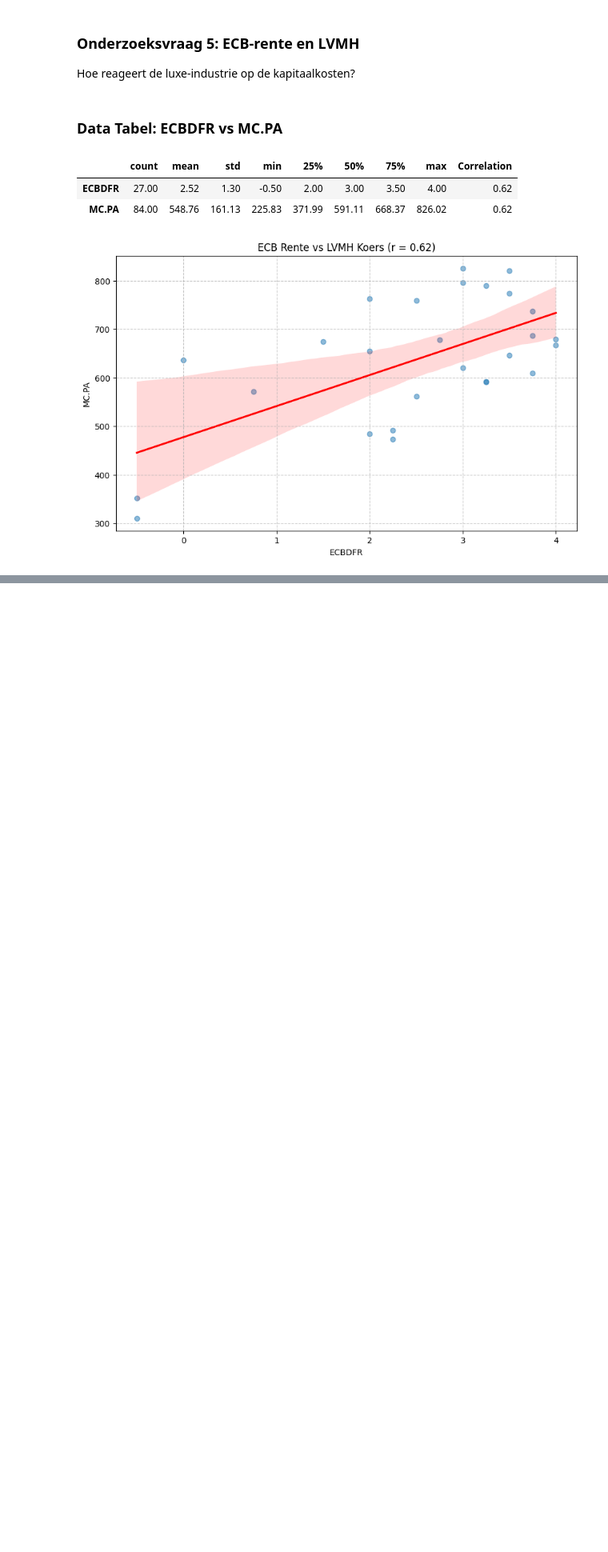
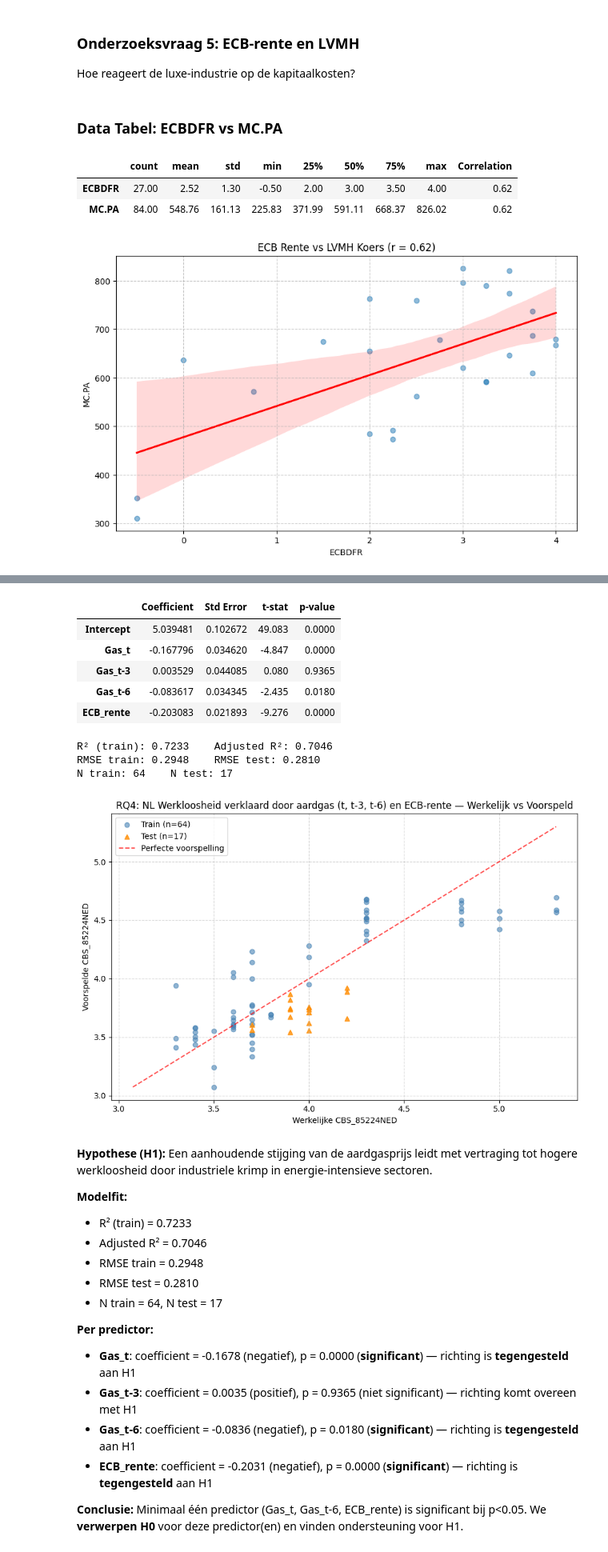
Before and after one commit to Pablo-Atanes/Minor-bigdata, a Jupyter notebook: b2_colab_board_pablo_jasper.ipynb, the cells around one changed output, grey strips where cells are left out. Shown at 80% size. Cells and saved outputs as stored; diff of their text form; code cells hidden in the pictures; blank space fills up the shorter version.

```diff
--- a/b2_colab_board_pablo_jasper.ipynb
+++ b/b2_colab_board_pablo_jasper.ipynb
@@ -495,0 +741,21 @@ show_scatter_plot('macro', 'ECBDFR', 'financial', 'MC.PA', title="ECB Rente vs L
+# %%
+show_regression_analysis(
+    rq_number=4,
+    title="NL Werkloosheid verklaard door aardgas (t, t-3, t-6) en ECB-rente",
+    hypothesis_h1="Een aanhoudende stijging van de aardgasprijs leidt met vertraging tot hogere werkloosheid door industriele krimp in energie-intensieve sectoren.",
+    y_col='CBS_85224NED',
+    y_as_return=False,
+    x_specs=[
+        ('NG_F', 'level', 'Gas_t'),
+        ('NG_F', ('lag', 3), 'Gas_t-3'),
+        ('NG_F', ('lag', 6), 'Gas_t-6'),
+        ('ECBDFR', 'level', 'ECB_rente'),
+    ],
+    expected_signs={
+        'Gas_t': '+',
+        'Gas_t-3': '+',
+        'Gas_t-6': '+',
+        'ECB_rente': '+',
+    },
+)
+# %% [output]
@@ -495,0 +766,26 @@ show_scatter_plot('macro', 'ECBDFR', 'financial', 'MC.PA', title="ECB Rente vs L
+|  | Coefficient | Std Error | t-stat | p-value |
+| Intercept | 5.039481 | 0.102672 | 49.083 | 0.0000 |
+| Gas_t | -0.167796 | 0.034620 | -4.847 | 0.0000 |
+| Gas_t-3 | 0.003529 | 0.044085 | 0.080 | 0.9365 |
+| Gas_t-6 | -0.083617 | 0.034345 | -2.435 | 0.0180 |
+| ECB_rente | -0.203083 | 0.021893 | -9.276 | 0.0000 |
+R² (train): 0.7233    Adjusted R²: 0.7046
+RMSE train: 0.2948    RMSE test: 0.2810
+N train: 64    N test: 17
+[figure, added]
+**Hypothese (H1):** Een aanhoudende stijging van de aardgasprijs leidt met vertraging tot hogere werkloosheid door industriele krimp in energie-intensieve sectoren.
+
+**Modelfit:**
+- R² (train) = 0.7233
+- Adjusted R² = 0.7046
+- RMSE train = 0.2948
+- RMSE test = 0.2810
+- N train = 64, N test = 17
+
+**Per predictor:**
+- **Gas_t**: coefficient = -0.1678 (negatief), p = 0.0000 (**significant**) — richting is **tegengesteld** aan H1
+- **Gas_t-3**: coefficient = 0.0035 (positief), p = 0.9365 (niet significant) — richting komt overeen met H1
+- **Gas_t-6**: coefficient = -0.0836 (negatief), p = 0.0180 (**significant**) — richting is **tegengesteld** aan H1
+- **ECB_rente**: coefficient = -0.2031 (negatief), p = 0.0000 (**significant**) — richting is **tegengesteld** aan H1
+
+**Conclusie:** Minimaal één predictor (Gas_t, Gas_t-6, ECB_rente) is significant bij p<0.05. We **verwerpen H0** voor deze predictor(en) en vinden ondersteuning voor H1.
```
Also changed, not shown: parts of 12 cells of this notebook, 29 other files.
